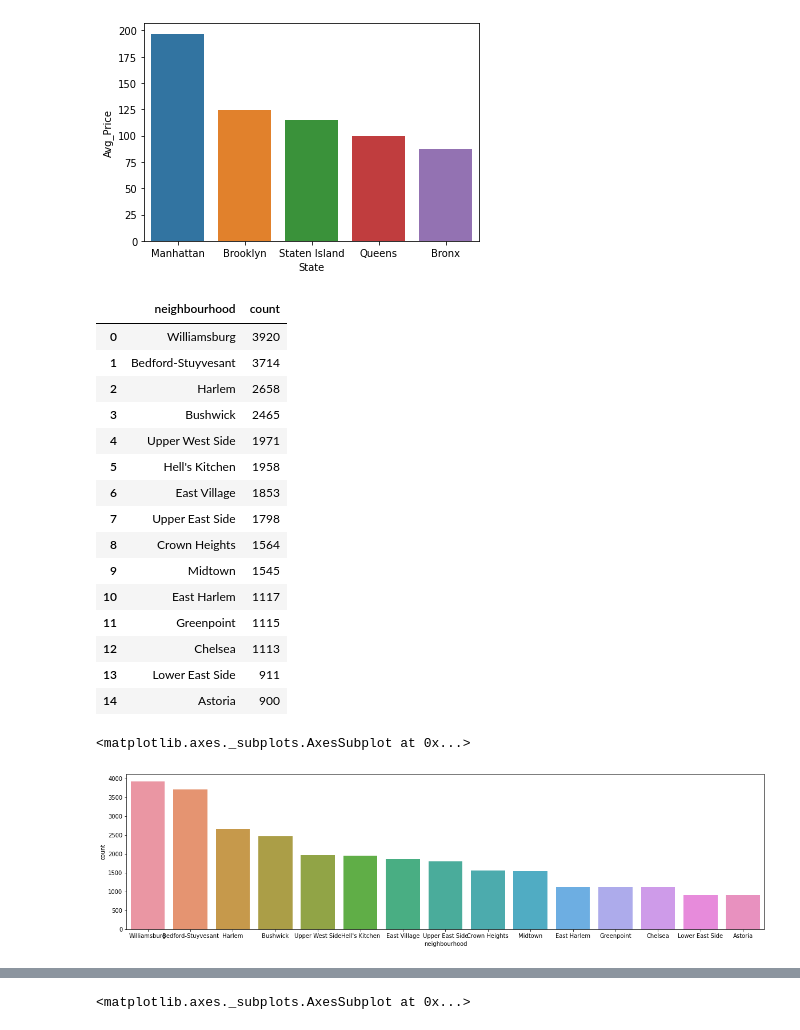
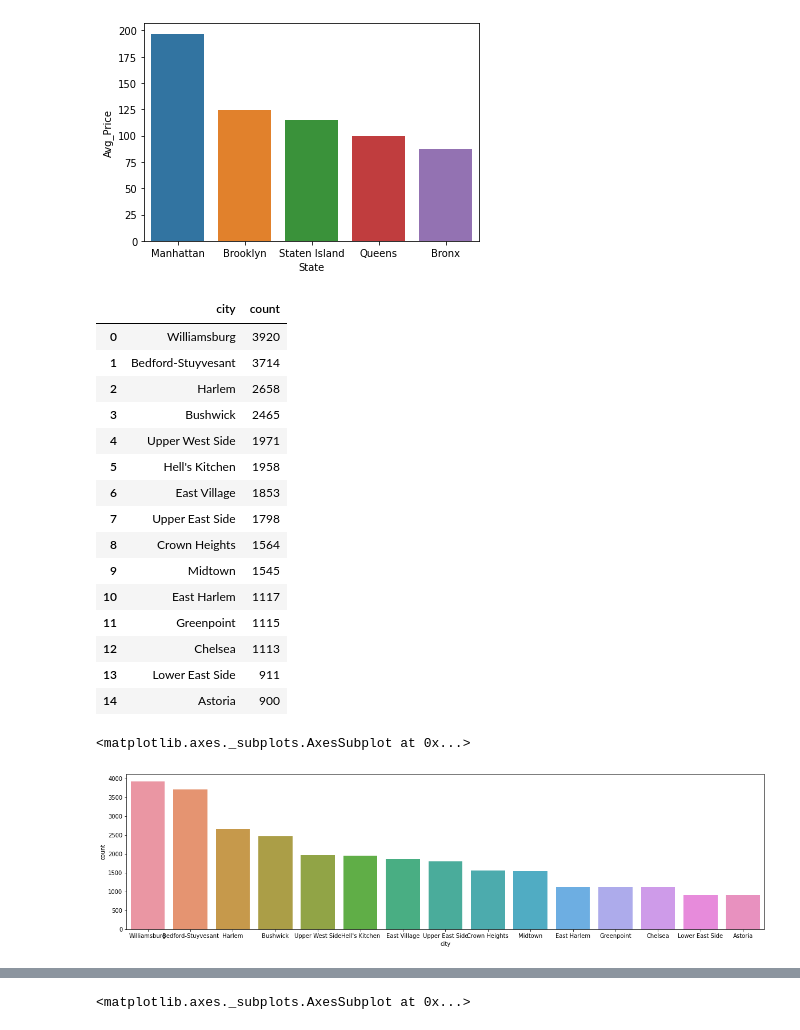
Before and after one commit to khannana/airbnb_EDA_project_1, a Jupyter notebook: Copy_of_Airbnb_Bookings_Analysis_Capstone_Project.ipynb, the cells around one changed output, grey strips where cells are left out. Saved outputs shown, nothing was run; the diff lists cells and outputs as text; code cells hidden in the pictures.

```diff
--- a/Copy_of_Airbnb_Bookings_Analysis_Capstone_Project.ipynb
+++ b/Copy_of_Airbnb_Bookings_Analysis_Capstone_Project.ipynb
@@ -139,8 +133,10 @@ airbnb_df.head()
 # %%
-# Pie Chart of different neighbourhood groups by count
+# Pie Chart of different States by count
+plt.style.use("seaborn")
 state_count.index = state_count['State']
 plotPie = state_count.plot.pie(y = 'count', autopct = '%1.1f%%', legend = False, title = 'Airbnb in different states ', figsize = (15, 8))
 #plt.show()
 plt.figure(figsize = (10,5))
 sns.barplot(x = "State", y = "count", data = state_count )
+plt.show()
 # %% [output]
@@ -165,10 +162,10 @@ plt.show()
 [figure]
 # %%
 # number of airbnb in different neighbourhood
-airbnb_in_neighbourhood = airbnb_df["neighbourhood"].value_counts().reset_index().head(15).rename(columns = {"index":"neighbourhood","neighbourhood":"count"})
-airbnb_in_neighbourhood
+airbnb_in_city = airbnb_df["City"].value_counts().reset_index().head(15).rename(columns = {"index":"city","City":"count"})
+airbnb_in_city
 # %% [output]
-|  | neighbourhood | count |
+|  | city | count |
 | 0 | Williamsburg | 3920 |
 | 1 | Bedford-Stuyvesant | 3714 |
 | 2 | Harlem | 2658 |
@@ -186,9 +183,9 @@ airbnb_in_neighbourhood
 | 14 | Astoria | 900 |
 # %%
 plt.figure(figsize = (20, 5))
-sns.barplot(x= "neighbourhood", y = "count", data = airbnb_in_neighbourhood)
+sns.barplot(x= "city", y = "count", data = airbnb_in_city)
 # %% [output]
 <matplotlib.axes._subplots.AxesSubplot at 0x...>
-[figure, old version]
+[figure, new version]
 # %%
 # neighbourhood with average price
```
Also changed, not shown: parts of 25 cells of this notebook.
